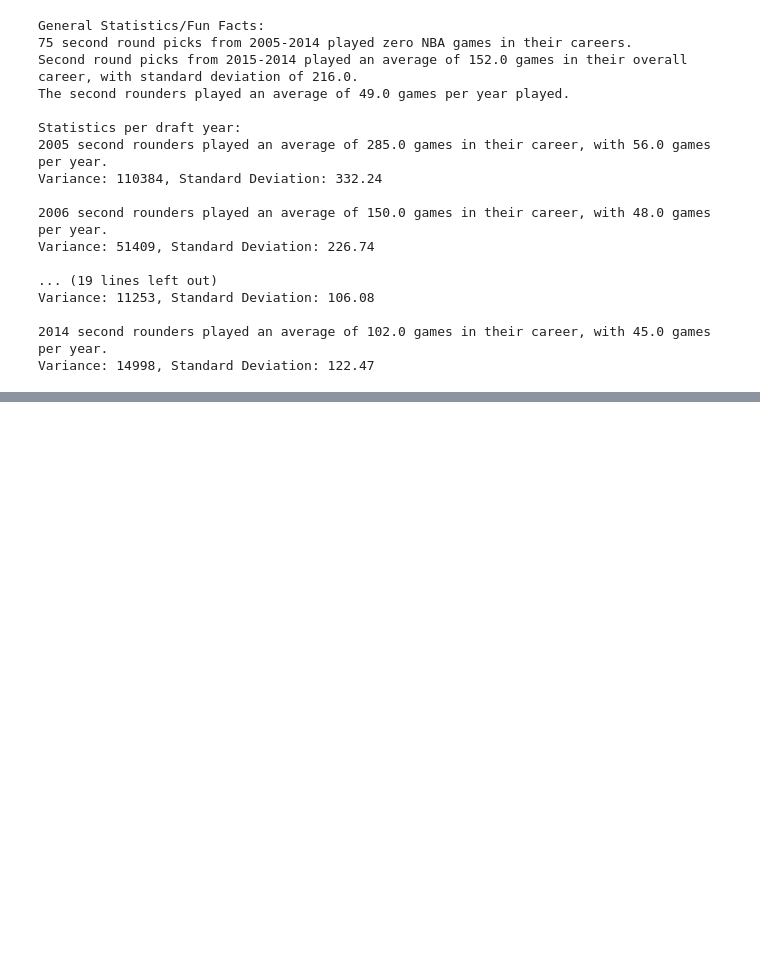
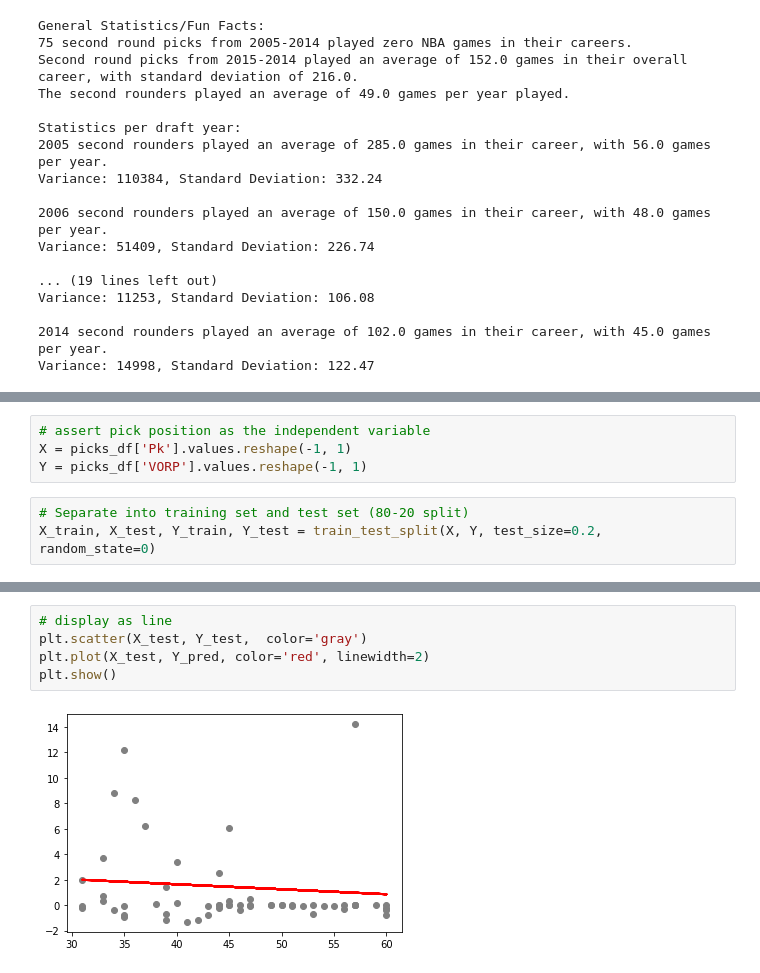
Before and after one commit to kdutta9/nba-2nd-round-analysis, a Jupyter notebook: second_rounders_analysis.ipynb, the cells around one changed output, grey strips where cells are left out. Cells and saved outputs as stored; diff of their text form; blank space fills up the shorter version.

```diff
--- a/second_rounders_analysis.ipynb
+++ b/second_rounders_analysis.ipynb
@@ -127,0 +253,7 @@ Variance: 16.16, Standard Deviation: 4.02
+# %%
+# assert pick position as the independent variable
+X = picks_df['Pk'].values.reshape(-1, 1)
+Y = picks_df['VORP'].values.reshape(-1, 1)
+# %%
+# Separate into training set and test set (80-20 split)
+X_train, X_test, Y_train, Y_test = train_test_split(X, Y, test_size=0.2, random_state=0)
@@ -127,0 +274,7 @@ Variance: 16.16, Standard Deviation: 4.02
+# %%
+# display as line
+plt.scatter(X_test, Y_test,  color='gray')
+plt.plot(X_test, Y_pred, color='red', linewidth=2)
+plt.show()
+# %% [output]
+[figure, added]
```
Also changed, not shown: parts of 16 cells of this notebook.
